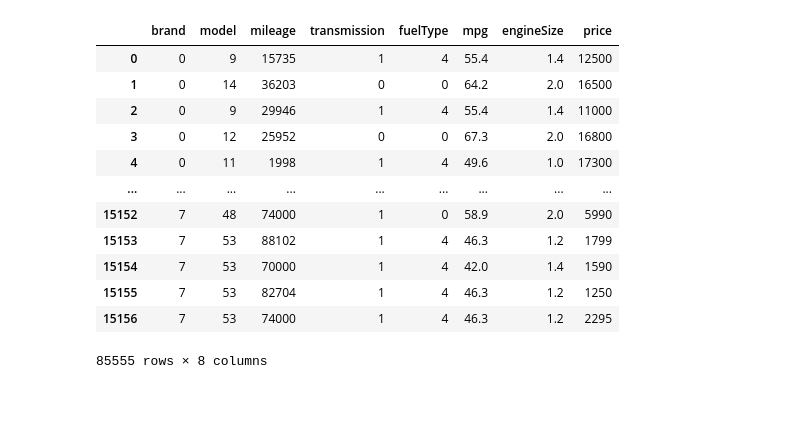
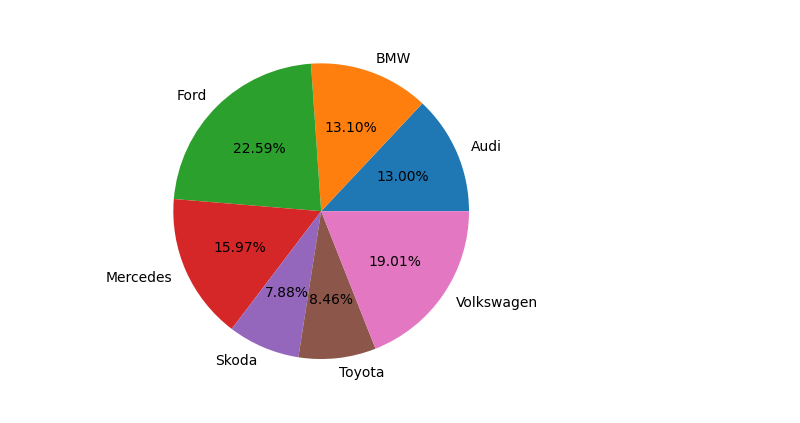
Before and after one commit to lyn-svart/carPricePrediction, a Jupyter notebook: ml/dataProcess.ipynb, the cells around one changed output. Saved outputs shown, nothing was run; the diff lists cells and outputs as text; code cells hidden in the pictures.

```diff
--- a/ml/dataProcess.ipynb
+++ b/ml/dataProcess.ipynb
@@ -72,0 +76,11 @@ array([' A1', ' A6', ' A4', ' A3', ' Q3', ' Q5', ' A5', ' S4', ' Q2',
+# %%
+#Getting counts of every brand to see how much of every brand's car
+
+brands = whole_dataset['brand'].unique()
+brand_count = []
+for j in brands:
+    print(j)
+    print(whole_dataset['brand'].value_counts()[j])
+    brand_count.append(whole_dataset['brand'].value_counts()[j])
+
+brand_count
@@ -73 +103,6 @@ array([' A1', ' A6', ' A4', ' A3', ' Q3', ' Q5', ' A5', ' S4', ' Q2',
+# %%
+plt.pie(brand_count,labels=brands,autopct='%1.2f%%')
+plt.show()
+# %% [output]
+[figure, added]
 # %%
@@ -87,19 +119,3 @@ whole_dataset['brand'] = lenc1.fit_transform(whole_dataset['brand'])
 whole_dataset['model'] = lenc2.fit_transform(whole_dataset['model'])
 whole_dataset['transmission'] = lenc3.fit_transform(whole_dataset['transmission'])
 whole_dataset['fuelType'] = lenc4.fit_transform(whole_dataset['fuelType'])
-# %%
-whole_dataset
-# %% [output]
-|  | brand | model | mileage | transmission | fuelType | mpg | engineSize | price |
-| 0 | 0 | 9 | 15735 | 1 | 4 | 55.4 | 1.4 | 12500 |
-| 1 | 0 | 14 | 36203 | 0 | 0 | 64.2 | 2.0 | 16500 |
-| 2 | 0 | 9 | 29946 | 1 | 4 | 55.4 | 1.4 | 11000 |
-| 3 | 0 | 12 | 25952 | 0 | 0 | 67.3 | 2.0 | 16800 |
-| 4 | 0 | 11 | 1998 | 1 | 4 | 49.6 | 1.0 | 17300 |
-| ... | ... | ... | ... | ... | ... | ... | ... | ... |
-| 15152 | 7 | 48 | 74000 | 1 | 0 | 58.9 | 2.0 | 5990 |
-| 15153 | 7 | 53 | 88102 | 1 | 4 | 46.3 | 1.2 | 1799 |
-| 15154 | 7 | 53 | 70000 | 1 | 4 | 42.0 | 1.4 | 1590 |
-| 15155 | 7 | 53 | 82704 | 1 | 4 | 46.3 | 1.2 | 1250 |
-| 15156 | 7 | 53 | 74000 | 1 | 4 | 46.3 | 1.2 | 2295 |
-85555 rows × 8 columns
```
Also changed, not shown: parts of 22 cells of this notebook, 1 other file.
